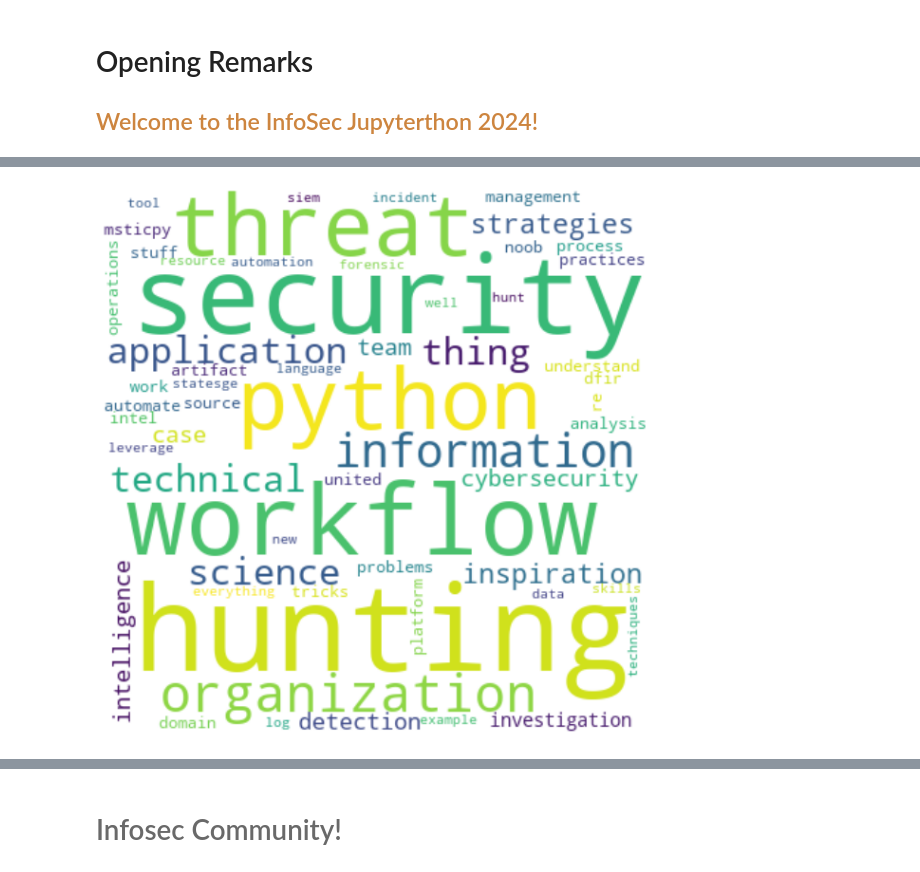
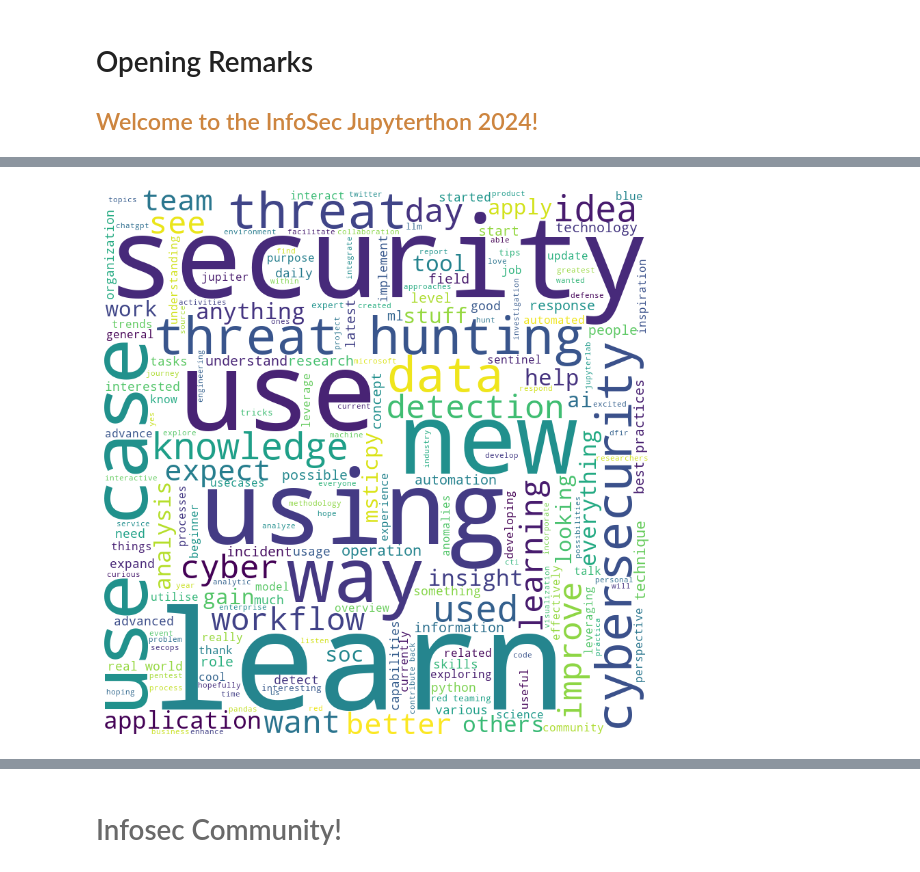
Before and after one commit to OTRF/infosec-jupyterthon, a Jupyter notebook: docs/2024/sessions/day1-01-Opening_Remarks.ipynb, the cells around one changed output, grey strips where cells are left out. Saved outputs shown, nothing was run; the diff lists cells and outputs as text; code cells hidden in the pictures.

Commit message:
updated first notebook

```diff
--- a/docs/2024/sessions/day1-01-Opening_Remarks.ipynb
+++ b/docs/2024/sessions/day1-01-Opening_Remarks.ipynb
@@ -66,29 +83,39 @@ plt.show()
 # %%
 import pandas as pd
 import matplotlib.pyplot as plt
 from wordcloud import WordCloud, STOPWORDS
 
-df = pd.read_csv("data/InfosecJupyterthon2022-Stats.csv")
-expectations= df['Expectations'].dropna().values
+# Load the dataset
+df = pd.read_csv("data/InfosecJupyterthon2024-Stats.csv", encoding='ISO-8859-1')  # Adjust encoding if necessary
 
-tokens = list()
+# Extract 'Expectations' column and drop missing values
+expectations = df['Expectations'].dropna().values
+
+# Collect tokens from each line, maintaining frequency
+tokens = []
 for line in expectations:
-    [tokens.append(token.lower()) for token in str(line).split()]
+    tokens.extend(token.lower() for token in str(line).split())
 
-text = " ".join(i for i in set(tokens))
+# Join tokens back into a single string
+text = " ".join(tokens)
 
-[STOPWORDS.add(n) for n in ['notebook', 'notebooks', 'jupyter', 'infosec','etc']]
+# Update stopwords with domain-specific terms
+custom_stopwords = STOPWORDS.union({'notebook', 'notebooks', 'jupyter', 'infosec', 'etc'})
+
+# Generate word cloud
 wordcloud = WordCloud(
-    width=400,height=400,background_color='white',stopwords=set(STOPWORDS),min_font_size = 10
+    width=800, height=800, background_color='white', stopwords=custom_stopwords,
+    min_font_size=10
 ).generate(text)
 
-plt.figure(figsize = (10, 8), facecolor = None)
+# Display the word cloud
+plt.figure(figsize=(8, 8), facecolor=None)
 plt.imshow(wordcloud, interpolation='bilinear')
 plt.axis("off")
-plt.tight_layout(pad = 0)
+plt.tight_layout(pad=0)
 plt.show()
 # %% [output]
-[figure, old version]
+[figure, new version]
 # %% [markdown]
 # <font color=dimgray>Housekeeping</font>
 
```
Also changed, not shown: parts of 12 cells of this notebook, 3 other files.
